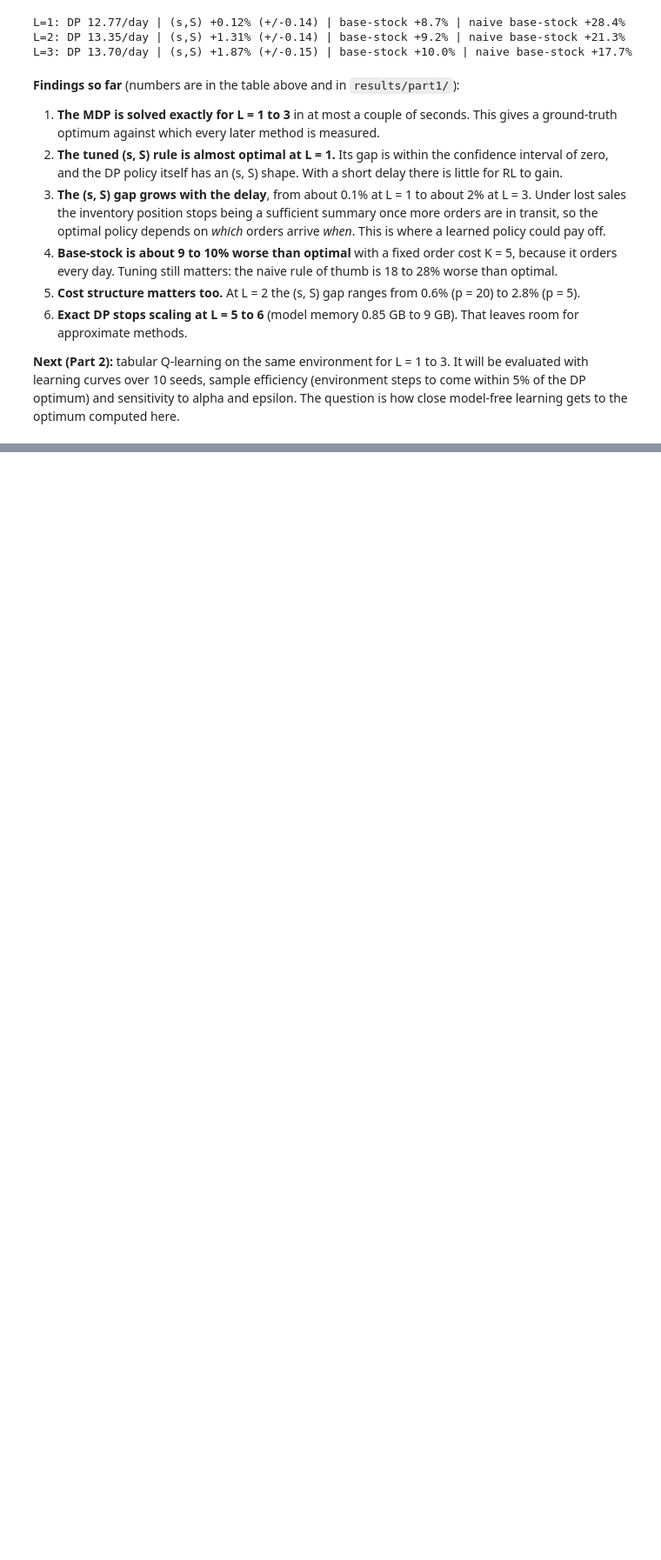
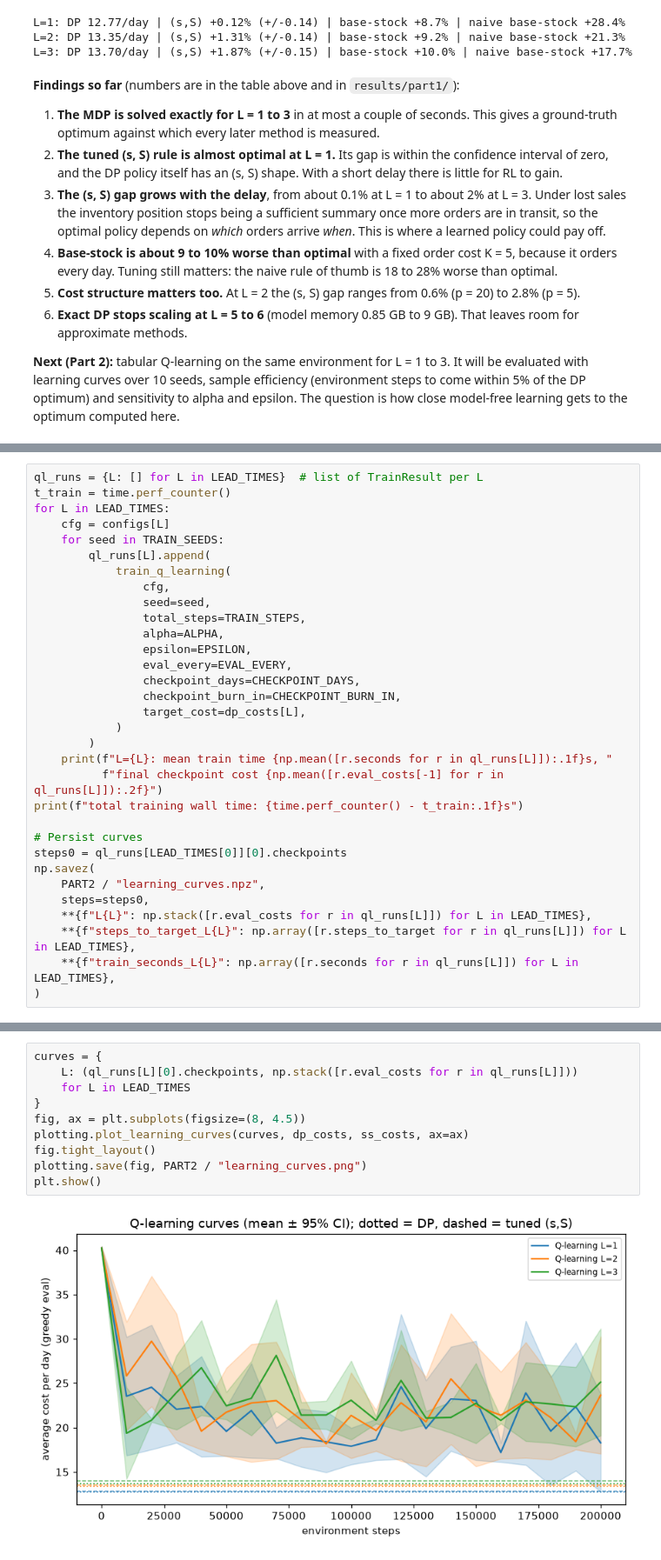
Before and after one commit to EfremStefan/RL_learning, a Jupyter notebook: notebooks/01_part1_env_dp_rules.ipynb, the cells around one changed output, grey strips where cells are left out. Shown at 87% size. Drawn from its saved outputs; the diff is of its cells as text; blank space fills up the shorter version.

Commit message:
update part 2 with Q-learning

```diff
--- a/notebooks/01_part1_env_dp_rules.ipynb
+++ b/notebooks/01_part1_env_dp_rules.ipynb
@@ -526,0 +577,32 @@ L=3: DP 13.70/day | (s,S) +1.87% (+/-0.15) | base-stock +10.0% | naive base-stoc
+# %%
+ql_runs = {L: [] for L in LEAD_TIMES}  # list of TrainResult per L
+t_train = time.perf_counter()
+for L in LEAD_TIMES:
+    cfg = configs[L]
+    for seed in TRAIN_SEEDS:
+        ql_runs[L].append(
+            train_q_learning(
+                cfg,
+                seed=seed,
+                total_steps=TRAIN_STEPS,
+                alpha=ALPHA,
+                epsilon=EPSILON,
+                eval_every=EVAL_EVERY,
+                checkpoint_days=CHECKPOINT_DAYS,
+                checkpoint_burn_in=CHECKPOINT_BURN_IN,
+                target_cost=dp_costs[L],
+            )
+        )
+    print(f"L={L}: mean train time {np.mean([r.seconds for r in ql_runs[L]]):.1f}s, "
+          f"final checkpoint cost {np.mean([r.eval_costs[-1] for r in ql_runs[L]]):.2f}")
+print(f"total training wall time: {time.perf_counter() - t_train:.1f}s")
+
+# Persist curves
+steps0 = ql_runs[LEAD_TIMES[0]][0].checkpoints
+np.savez(
+    PART2 / "learning_curves.npz",
+    steps=steps0,
+    **{f"L{L}": np.stack([r.eval_costs for r in ql_runs[L]]) for L in LEAD_TIMES},
+    **{f"steps_to_target_L{L}": np.array([r.steps_to_target for r in ql_runs[L]]) for L in LEAD_TIMES},
+    **{f"train_seconds_L{L}": np.array([r.seconds for r in ql_runs[L]]) for L in LEAD_TIMES},
+)
@@ -526,0 +618,12 @@ L=3: DP 13.70/day | (s,S) +1.87% (+/-0.15) | base-stock +10.0% | naive base-stoc
+# %%
+curves = {
+    L: (ql_runs[L][0].checkpoints, np.stack([r.eval_costs for r in ql_runs[L]]))
+    for L in LEAD_TIMES
+}
+fig, ax = plt.subplots(figsize=(8, 4.5))
+plotting.plot_learning_curves(curves, dp_costs, ss_costs, ax=ax)
+fig.tight_layout()
+plotting.save(fig, PART2 / "learning_curves.png")
+plt.show()
+# %% [output]
+[figure, added]
```
Also changed, not shown: parts of 24 cells of this notebook, 18 other files.
